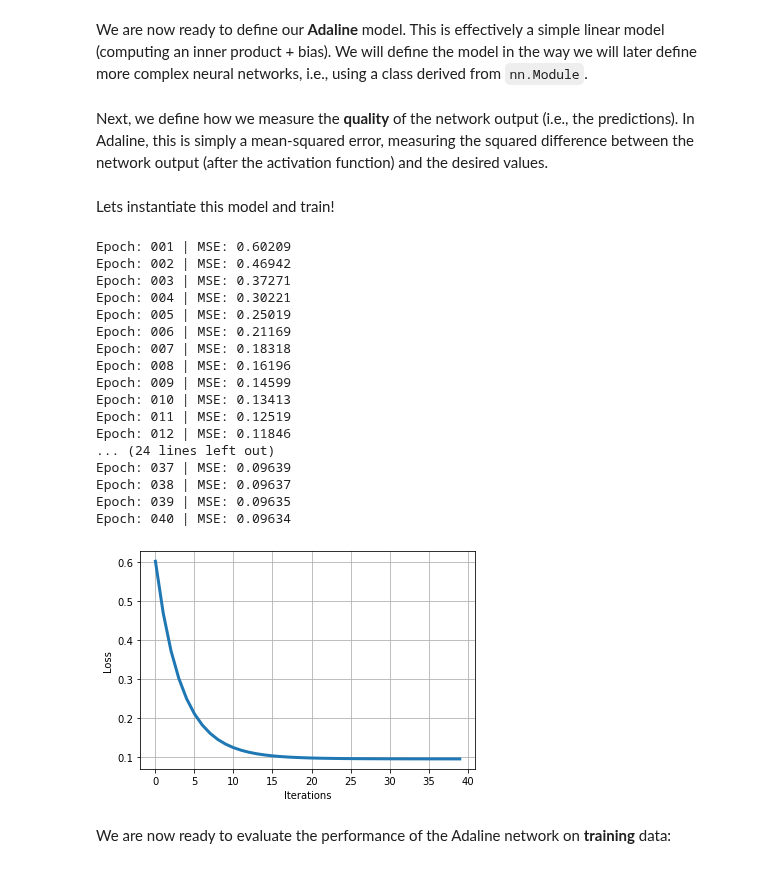
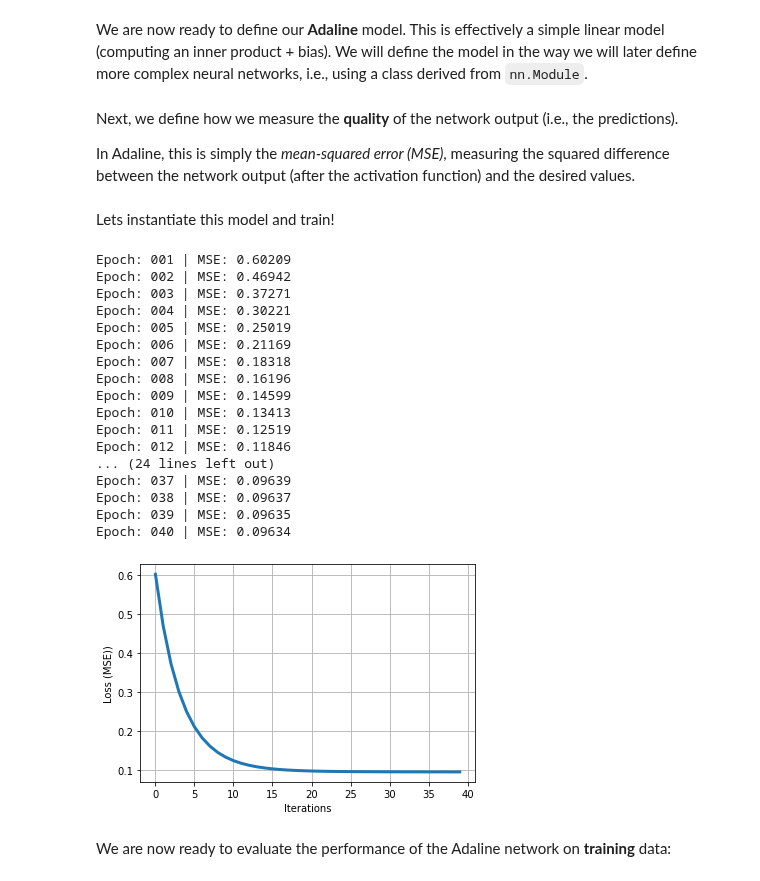
Before and after one commit to rkwitt/teaching, a Jupyter notebook: WS2021/CV/material/04-AdaLine/AdaLine.ipynb, the cells around one changed output. Cells and saved outputs as stored; diff of their text form; code cells hidden in the pictures.

```diff
--- a/WS2021/CV/material/04-AdaLine/AdaLine.ipynb
+++ b/WS2021/CV/material/04-AdaLine/AdaLine.ipynb
@@ -154,7 +173,9 @@ class Adaline(torch.nn.Module):
         o = u                # activation = identity
         return o.view(-1)    # vectorize
 # %% [markdown]
-Next, we define how we measure the **quality** of the network output (i.e., the predictions). In Adaline, this is simply a mean-squared error, measuring the squared difference between the network output (after the activation function) and the desired values.
+Next, we define how we measure the **quality** of the network output (i.e., the predictions).
+
+In Adaline, this is simply the *mean-squared error (MSE)*, measuring the squared difference between the network output (after the activation function) and the desired values.
 # %%
 def train(model, x, y, num_epochs,
           learning_rate=0.01, seed=123, minibatch_size=10):
@@ -203,35 +225,35 @@ Lets instantiate this model and train!
 # %%
 model = Adaline(num_features=2)
 cost = train(model,
              X_train, y_train.float(),
              num_epochs=40,
              learning_rate=0.01,
              seed=123,
              minibatch_size=10)
 
 plt.plot(cost, linewidth=3);
 plt.xlabel('Iterations');
-plt.ylabel('Loss');
+plt.ylabel('Loss (MSE))');
 plt.grid()
 # %% [output]
 Epoch: 001 | MSE: 0.60209
 Epoch: 002 | MSE: 0.46942
 Epoch: 003 | MSE: 0.37271
 Epoch: 004 | MSE: 0.30221
 Epoch: 005 | MSE: 0.25019
 Epoch: 006 | MSE: 0.21169
 Epoch: 007 | MSE: 0.18318
 Epoch: 008 | MSE: 0.16196
 Epoch: 009 | MSE: 0.14599
 Epoch: 010 | MSE: 0.13413
 Epoch: 011 | MSE: 0.12519
 Epoch: 012 | MSE: 0.11846
 ... (24 lines left out)
 Epoch: 037 | MSE: 0.09639
 Epoch: 038 | MSE: 0.09637
 Epoch: 039 | MSE: 0.09635
 Epoch: 040 | MSE: 0.09634
-[figure, old version]
+[figure, new version]
 # %% [markdown]
 We are now ready to evaluate the performance of the Adaline network on **training** data:
 # %%
```
Also changed, not shown: parts of 8 cells of this notebook, 1 other file.
